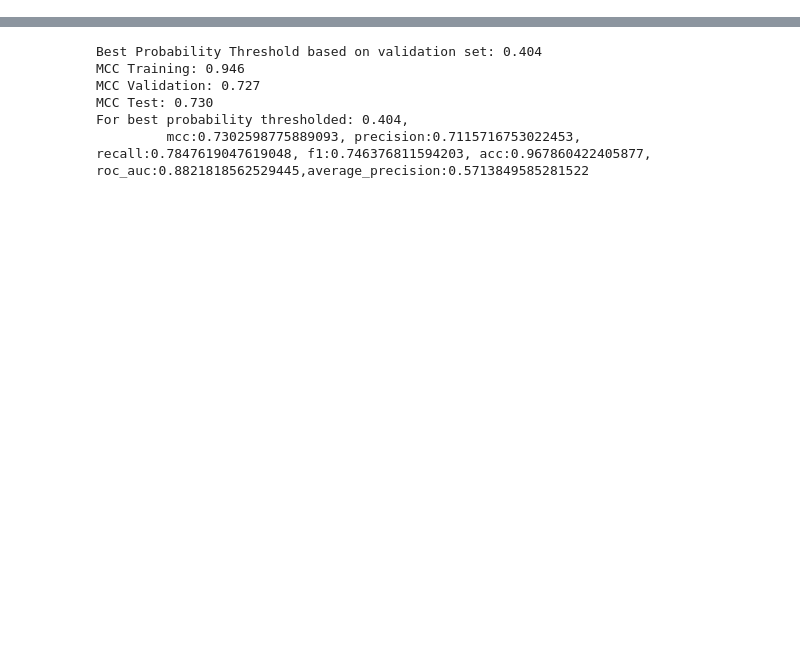
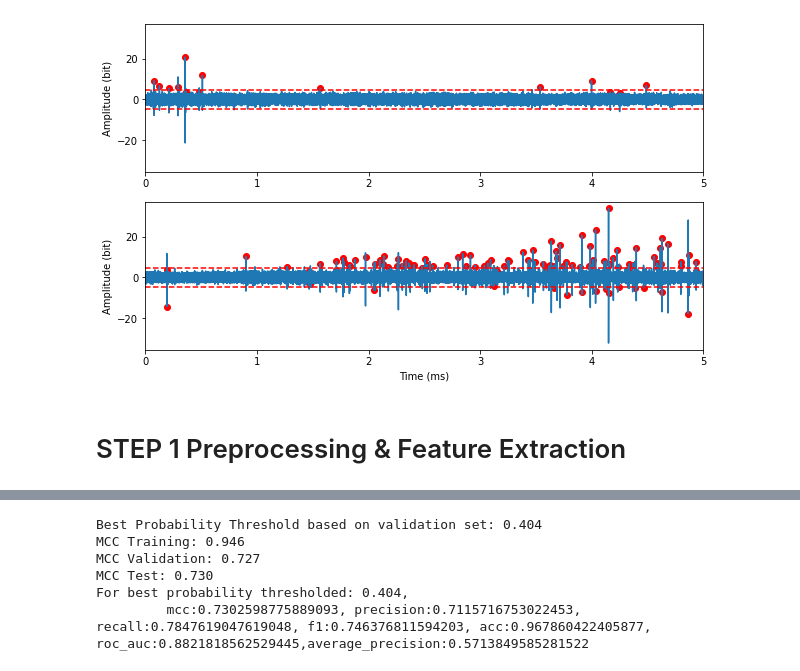
Before and after one commit to Naomi-Ding/LMFE, a Jupyter notebook: Results_visualization.ipynb, the cells around one changed output, grey strips where cells are left out. Drawn from its saved outputs; the diff is of its cells as text; code cells hidden in the pictures; blank space fills up the shorter version.

```diff
--- a/Results_visualization.ipynb
+++ b/Results_visualization.ipynb
@@ -13,3 +117,28 @@ from matplotlib import pyplot as plt
+# %%
+### Figure 2(c) Pulse Detection
+fig, ax = plt.subplots(2,1, figsize=(10,6))
+ax[0].plot(x_time, flat)
+ax[0].axhline(noise_level, color='r', linestyle='--')
+ax[0].axhline(-noise_level, color='r', linestyle='--')
+ax[0].scatter(points[:,0]/800000*20, points[:,1], color='r')
+ax[0].set_xlim([0,5])
+# ax[0].set_xlabel('Time (ms)')
+ax[0].set_ylabel('Amplitude (bit)')
+# ax[0].set_title('Pulse Detection on Flattened Signal')
+
+ax[1].plot(x_time-15, flat)
+ax[1].axhline(noise_level, color='r', linestyle='--')
+ax[1].axhline(-noise_level, color='r', linestyle='--')
+ax[1].scatter(points[:,0]/800000*20-15, points[:,1], color='r')
+ax[1].set_xlim([0,5])
+ax[1].set_xlabel('Time (ms)')
+ax[1].set_ylabel('Amplitude (bit)')
+# ax[1].set_title('Pulse Detection on Flattened Signal')
+plt.show()
+# %% [output]
+[figure, added]
+# %% [markdown]
+# STEP 1 Preprocessing & Feature Extraction
 # %%
 # In[] # settings
 preprocessed = True
```
Also changed, not shown: parts of 25 cells of this notebook, 10 other files.
